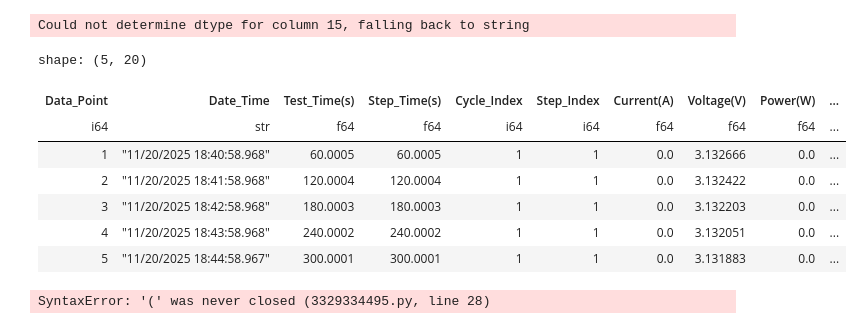
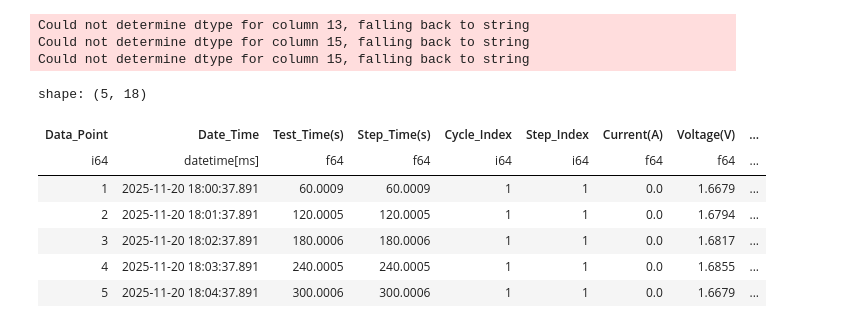
Before and after one commit to royce-cdt/meizeddin_PhD_code, a Jupyter notebook: Cycling/plot9_cycle.ipynb, the cells around one changed output. Saved outputs shown, nothing was run; the diff lists cells and outputs as text; code cells hidden in the pictures.

```diff
--- a/Cycling/plot9_cycle.ipynb
+++ b/Cycling/plot9_cycle.ipynb
@@ -48,18 +43,20 @@ def load_file(file_name: str, sheet_name= None) -> pl.DataFrame:
     return df
 # %%
 # Example:
-df = load_file("LFP/LFP_2nd_Test/moha_LFP_grad5C_14mg_Channel_6_Wb_1.xlsx", "Channel-6_1")
+df = load_file("LFP/LFP_2nd_Test/Moha_LFP_gradC_14mg_Channel_1_Wb_1.xlsx", "Channel-1_1")
 df.head()
 # %% [output]
+Could not determine dtype for column 13, falling back to string
 Could not determine dtype for column 15, falling back to string
+Could not determine dtype for column 15, falling back to string
-shape: (5, 20)
+shape: (5, 18)
-| Data_Point | Date_Time | Test_Time(s) | Step_Time(s) | Cycle_Index | Step_Index | Current(A) | Voltage(V) | Power(W) | ... |
-| i64 | str | f64 | f64 | i64 | i64 | f64 | f64 | f64 | ... |
-| 1 | "11/20/2025 18:40:58.968" | 60.0005 | 60.0005 | 1 | 1 | 0.0 | 3.132666 | 0.0 | ... |
-| 2 | "11/20/2025 18:41:58.968" | 120.0004 | 120.0004 | 1 | 1 | 0.0 | 3.132422 | 0.0 | ... |
-| 3 | "11/20/2025 18:42:58.968" | 180.0003 | 180.0003 | 1 | 1 | 0.0 | 3.132203 | 0.0 | ... |
-| 4 | "11/20/2025 18:43:58.968" | 240.0002 | 240.0002 | 1 | 1 | 0.0 | 3.132051 | 0.0 | ... |
-| 5 | "11/20/2025 18:44:58.967" | 300.0001 | 300.0001 | 1 | 1 | 0.0 | 3.131883 | 0.0 | ... |
+| Data_Point | Date_Time | Test_Time(s) | Step_Time(s) | Cycle_Index | Step_Index | Current(A) | Voltage(V) | ... |
+| i64 | datetime[ms] | f64 | f64 | i64 | i64 | f64 | f64 | ... |
+| 1 | 2025-11-20 18:00:37.891 | 60.0009 | 60.0009 | 1 | 1 | 0.0 | 1.6679 | ... |
+| 2 | 2025-11-20 18:01:37.891 | 120.0005 | 120.0005 | 1 | 1 | 0.0 | 1.6794 | ... |
+| 3 | 2025-11-20 18:02:37.891 | 180.0006 | 180.0006 | 1 | 1 | 0.0 | 1.6817 | ... |
+| 4 | 2025-11-20 18:03:37.891 | 240.0005 | 240.0005 | 1 | 1 | 0.0 | 1.6855 | ... |
+| 5 | 2025-11-20 18:04:37.891 | 300.0006 | 300.0006 | 1 | 1 | 0.0 | 1.6679 | ... |
 # %%
 def edit_excel(active_m: float, df: pl.DataFrame, export_excel: bool, path: str = None) -> pl.DataFrame:
 
@@ -144,8 +141,6 @@ def spec_dQdV_df(df: pl.DataFrame, range: Sequence[Sequence[int]]) -> pl.DataFra
                             .alias("dQ/dV(Ah/V)")  # Ensures it overwrites the original column
                             )
     return df_sp_dQdV
-# %% [output]
-SyntaxError: '(' was never closed (3329334495.py, line 28)
 # %%
 def plotnine_ploting(
     df: pl.DataFrame,
```
Also changed, not shown: parts of 3 cells of this notebook.
